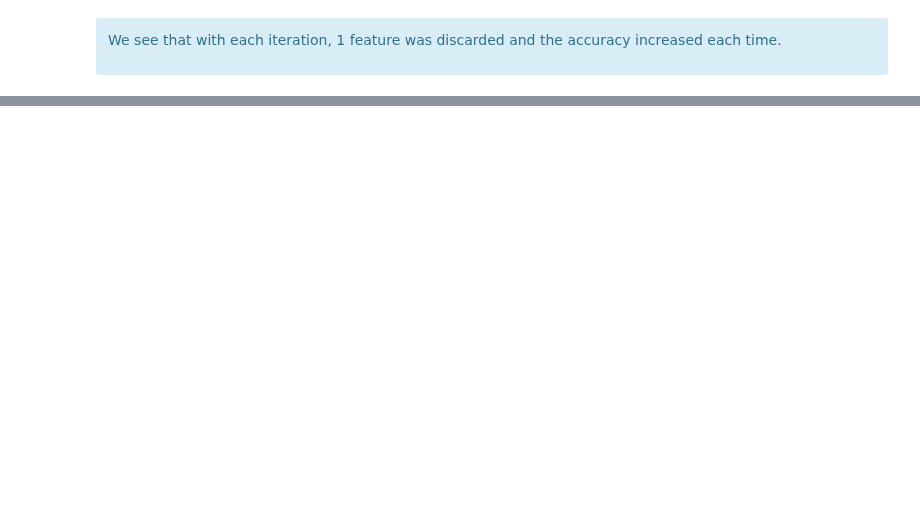
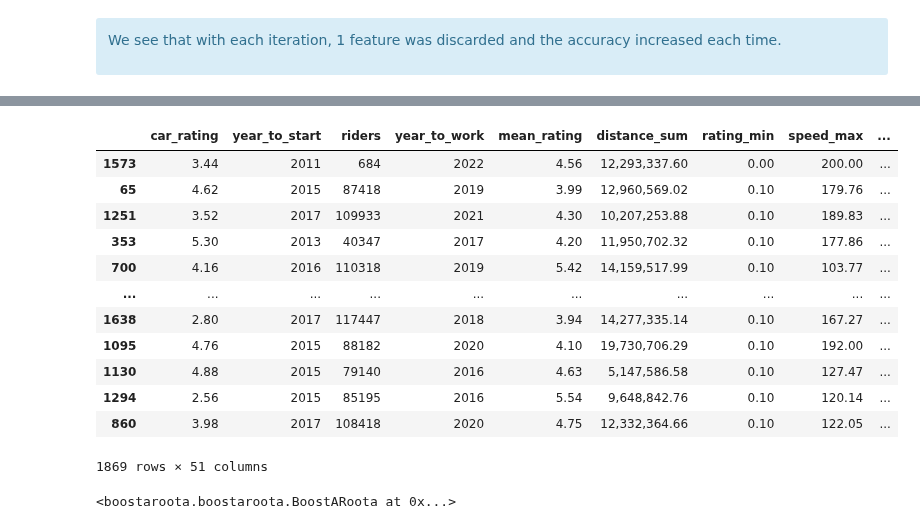
Before and after one commit to aziart/comp-ds, a Jupyter notebook: notebooks/03.3.02 - Feature Selection.ipynb, the cells around one changed output, grey strips where cells are left out. Drawn from its saved outputs; the diff is of its cells as text; code cells hidden in the pictures; blank space fills up the shorter version.

Commit message:
03.3.02 in progress: boruta and boostaroota explained + practical example

```diff
--- a/notebooks/03.3.02 - Feature Selection.ipynb
+++ b/notebooks/03.3.02 - Feature Selection.ipynb
@@ -428,0 +447,6 @@ We see that with each iteration, 1 feature was discarded and the accuracy increa
+# %%
+X_train[cat_cols] = X_train[cat_cols].astype(str)
+
+X_train_one_hot = pd.get_dummies(X_train[cat_cols])
+X_train = pd.concat((X_train.drop(columns=cat_cols), X_train_one_hot), axis=1).fillna(0)
+X_train.head()
@@ -428,0 +519,24 @@ We see that with each iteration, 1 feature was discarded and the accuracy increa
+# %%
+X_train
+# %% [output]
+|  | car_rating | year_to_start | riders | year_to_work | mean_rating | distance_sum | rating_min | speed_max | ... |
+| 1573 | 3.44 | 2011 | 684 | 2022 | 4.56 | 12,293,337.60 | 0.00 | 200.00 | ... |
+| 65 | 4.62 | 2015 | 87418 | 2019 | 3.99 | 12,960,569.02 | 0.10 | 179.76 | ... |
+| 1251 | 3.52 | 2017 | 109933 | 2021 | 4.30 | 10,207,253.88 | 0.10 | 189.83 | ... |
+| 353 | 5.30 | 2013 | 40347 | 2017 | 4.20 | 11,950,702.32 | 0.10 | 177.86 | ... |
+| 700 | 4.16 | 2016 | 110318 | 2019 | 5.42 | 14,159,517.99 | 0.10 | 103.77 | ... |
+| ... | ... | ... | ... | ... | ... | ... | ... | ... | ... |
+| 1638 | 2.80 | 2017 | 117447 | 2018 | 3.94 | 14,277,335.14 | 0.10 | 167.27 | ... |
+| 1095 | 4.76 | 2015 | 88182 | 2020 | 4.10 | 19,730,706.29 | 0.10 | 192.00 | ... |
+| 1130 | 4.88 | 2015 | 79140 | 2016 | 4.63 | 5,147,586.58 | 0.10 | 127.47 | ... |
+| 1294 | 2.56 | 2015 | 85195 | 2016 | 5.54 | 9,648,842.76 | 0.10 | 120.14 | ... |
+| 860 | 3.98 | 2017 | 108418 | 2020 | 4.75 | 12,332,364.66 | 0.10 | 122.05 | ... |
+1869 rows × 51 columns
+# %%
+# in boostaroota lib rewrite
+# df['Mean'] = df.mean(axis=1)
+# into
+# df['Mean'] = df.mean(axis=1, numeric_only=True)
+br.fit(X_train, y_train_enc)
+# %% [output]
+<boostaroota.boostaroota.BoostARoota at 0x...>
```
Also changed, not shown: parts of 21 cells of this notebook, 12 other files.
